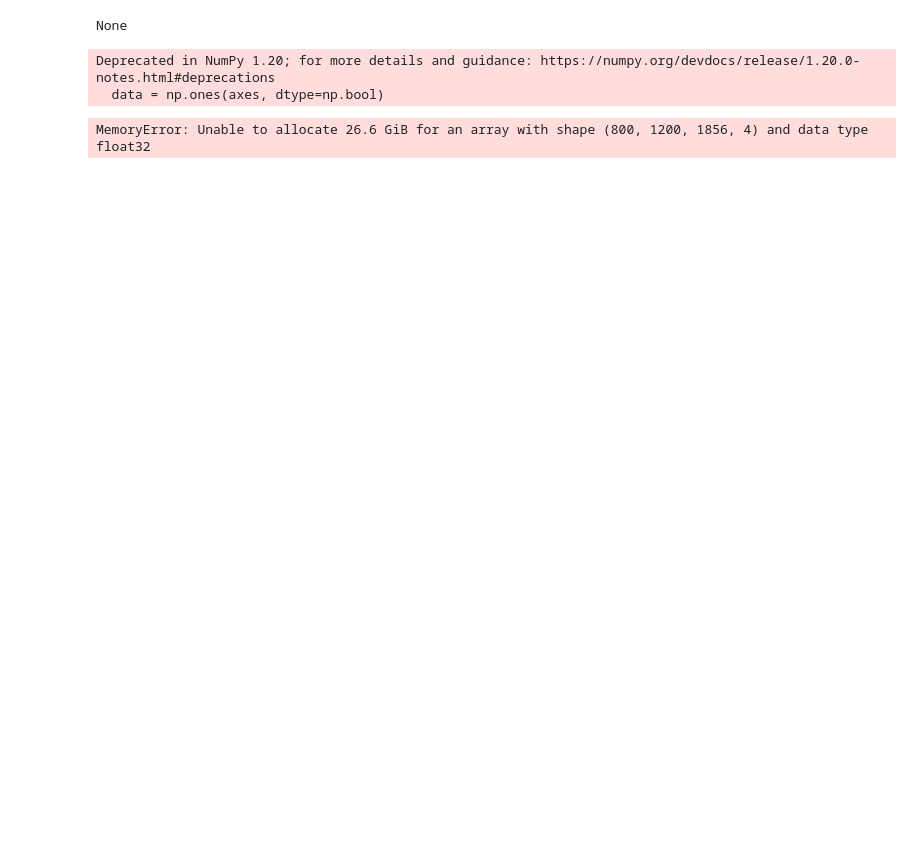
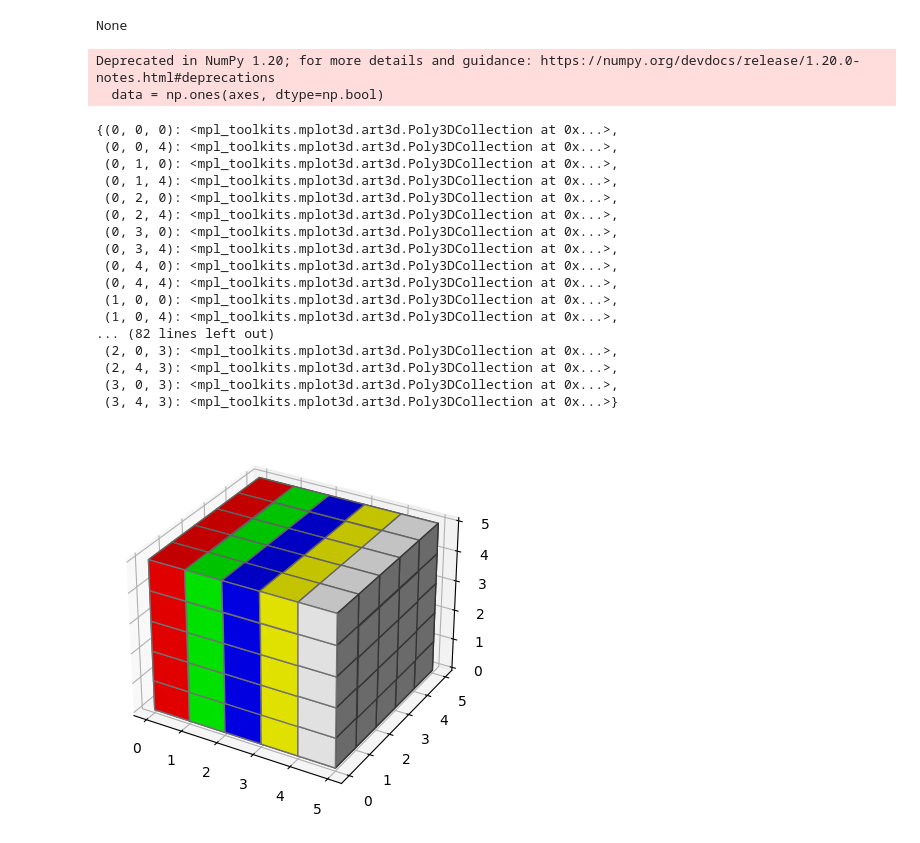
Before and after one commit to pawel-tumialis/Warehouse_Turtles, a Jupyter notebook: testy.ipynb, the cells around one changed output. Cells and saved outputs as stored; diff of their text form; code cells hidden in the pictures; blank space fills up the shorter version.

```diff
--- a/testy.ipynb
+++ b/testy.ipynb
@@ -276,32 +313,49 @@ from mpl_toolkits.mplot3d import Axes3D
 import numpy as np
 
 
 # Create axis
 axes = [5, 5, 5]
 
 # Create Data
 data = np.ones(axes, dtype=np.bool)
 
 # Control Transparency
-alpha = 0.9
+alpha = 1
 
 # Control colour
 colors = np.empty(axes + [4], dtype=np.float32)
 
 colors[0] = [1, 0, 0, alpha]  # red
 colors[1] = [0, 1, 0, alpha]  # green
 colors[2] = [0, 0, 1, alpha]  # blue
 colors[3] = [1, 1, 0, alpha]  # yellow
 colors[4] = [1, 1, 1, alpha]  # grey
 
 # Plot figure
 fig = plt.figure()
 ax = fig.add_subplot(111, projection='3d')
 
 # Voxels is used to customizations of
 # the sizes, positions and colors.
 ax.voxels(data, facecolors=colors, edgecolors='grey')
 # %% [output]
 Deprecated in NumPy 1.20; for more details and guidance: https://numpy.org/devdocs/release/1.20.0-notes.html#deprecations
   data = np.ones(axes, dtype=np.bool)
-MemoryError: Unable to allocate 26.6 GiB for an array with shape (800, 1200, 1856, 4) and data type float32
+{(0, 0, 0): <mpl_toolkits.mplot3d.art3d.Poly3DCollection at 0x...>,
+ (0, 0, 4): <mpl_toolkits.mplot3d.art3d.Poly3DCollection at 0x...>,
+ (0, 1, 0): <mpl_toolkits.mplot3d.art3d.Poly3DCollection at 0x...>,
+ (0, 1, 4): <mpl_toolkits.mplot3d.art3d.Poly3DCollection at 0x...>,
+ (0, 2, 0): <mpl_toolkits.mplot3d.art3d.Poly3DCollection at 0x...>,
+ (0, 2, 4): <mpl_toolkits.mplot3d.art3d.Poly3DCollection at 0x...>,
+ (0, 3, 0): <mpl_toolkits.mplot3d.art3d.Poly3DCollection at 0x...>,
+ (0, 3, 4): <mpl_toolkits.mplot3d.art3d.Poly3DCollection at 0x...>,
+ (0, 4, 0): <mpl_toolkits.mplot3d.art3d.Poly3DCollection at 0x...>,
+ (0, 4, 4): <mpl_toolkits.mplot3d.art3d.Poly3DCollection at 0x...>,
+ (1, 0, 0): <mpl_toolkits.mplot3d.art3d.Poly3DCollection at 0x...>,
+ (1, 0, 4): <mpl_toolkits.mplot3d.art3d.Poly3DCollection at 0x...>,
+... (82 lines left out)
+ (2, 0, 3): <mpl_toolkits.mplot3d.art3d.Poly3DCollection at 0x...>,
+ (2, 4, 3): <mpl_toolkits.mplot3d.art3d.Poly3DCollection at 0x...>,
+ (3, 0, 3): <mpl_toolkits.mplot3d.art3d.Poly3DCollection at 0x...>,
+ (3, 4, 3): <mpl_toolkits.mplot3d.art3d.Poly3DCollection at 0x...>}
+[figure, added]
```
Also changed, not shown: parts of 4 cells of this notebook, 1 other file.
